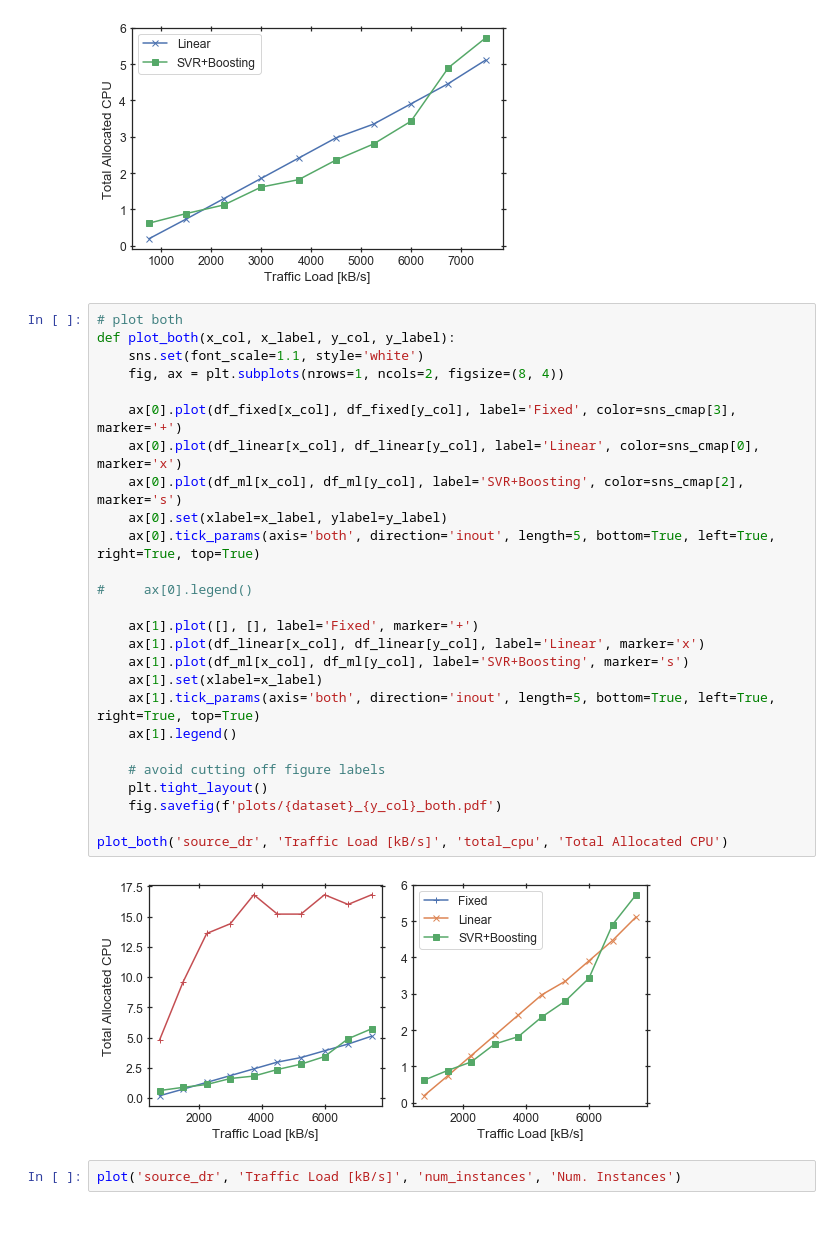
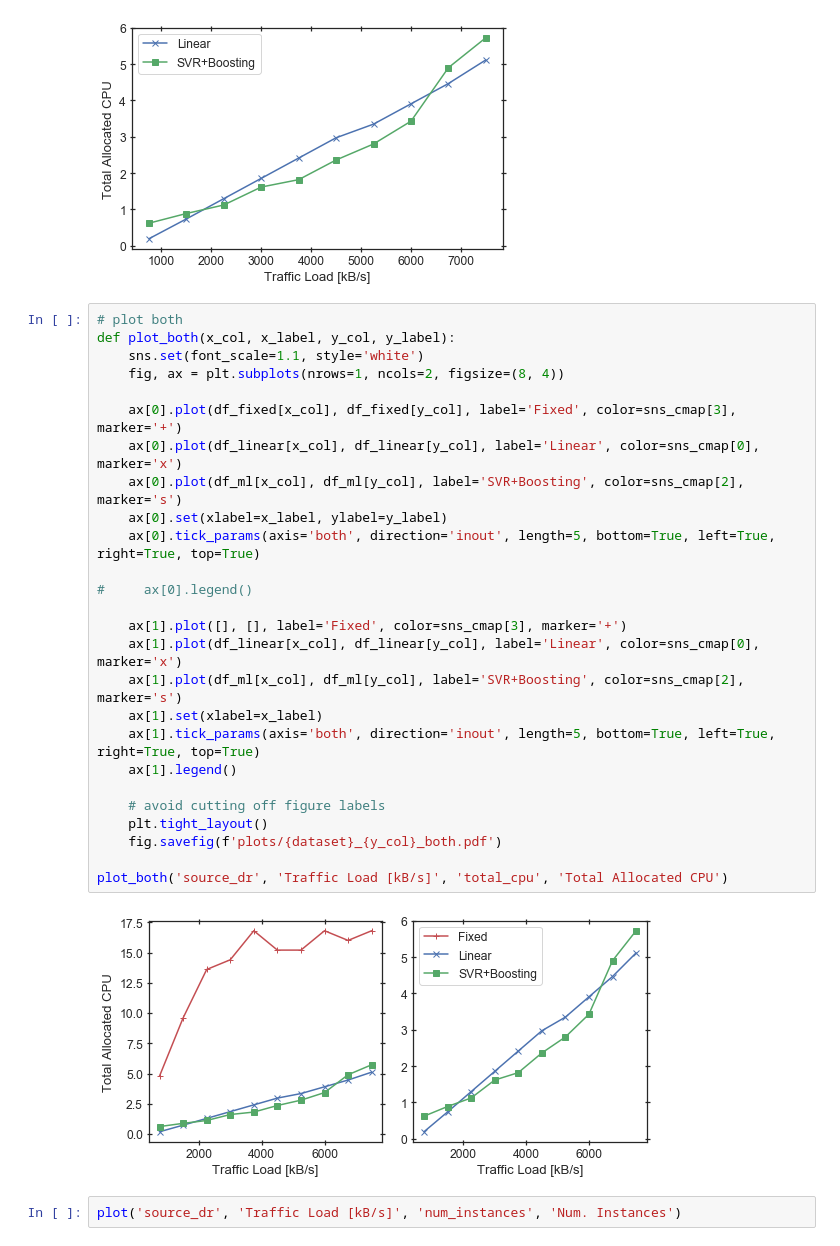
Before and after one commit to CN-UPB/ml-for-resource-allocation, a Jupyter notebook: placement_eval.ipynb, the cells around one changed output. Saved outputs shown, nothing was run; the diff lists cells and outputs as text.

Commit message:
fix figure colors

```diff
--- a/placement_eval.ipynb
+++ b/placement_eval.ipynb
@@ -103,31 +103,31 @@ fig, ax = plot('source_dr', 'Traffic Load [kB/s]', 'total_cpu', 'Total Allocated
 # %%
 # plot both
 def plot_both(x_col, x_label, y_col, y_label):
     sns.set(font_scale=1.1, style='white')
     fig, ax = plt.subplots(nrows=1, ncols=2, figsize=(8, 4))
 
     ax[0].plot(df_fixed[x_col], df_fixed[y_col], label='Fixed', color=sns_cmap[3], marker='+')
     ax[0].plot(df_linear[x_col], df_linear[y_col], label='Linear', color=sns_cmap[0], marker='x')
     ax[0].plot(df_ml[x_col], df_ml[y_col], label='SVR+Boosting', color=sns_cmap[2], marker='s')
     ax[0].set(xlabel=x_label, ylabel=y_label)
     ax[0].tick_params(axis='both', direction='inout', length=5, bottom=True, left=True, right=True, top=True)
 
 #     ax[0].legend()
 
-    ax[1].plot([], [], label='Fixed', marker='+')
-    ax[1].plot(df_linear[x_col], df_linear[y_col], label='Linear', marker='x')
-    ax[1].plot(df_ml[x_col], df_ml[y_col], label='SVR+Boosting', marker='s')
+    ax[1].plot([], [], label='Fixed', color=sns_cmap[3], marker='+')
+    ax[1].plot(df_linear[x_col], df_linear[y_col], label='Linear', color=sns_cmap[0], marker='x')
+    ax[1].plot(df_ml[x_col], df_ml[y_col], label='SVR+Boosting', color=sns_cmap[2], marker='s')
     ax[1].set(xlabel=x_label)
     ax[1].tick_params(axis='both', direction='inout', length=5, bottom=True, left=True, right=True, top=True)
     ax[1].legend()
 
     # avoid cutting off figure labels
     plt.tight_layout()
     fig.savefig(f'plots/{dataset}_{y_col}_both.pdf')
 
 plot_both('source_dr', 'Traffic Load [kB/s]', 'total_cpu', 'Total Allocated CPU')
 # %% [output]
-[figure, old version]
+[figure, new version]
 # %%
 plot('source_dr', 'Traffic Load [kB/s]', 'num_instances', 'Num. Instances')
 # %% [output]
```
Also changed, not shown: 5 other files.
